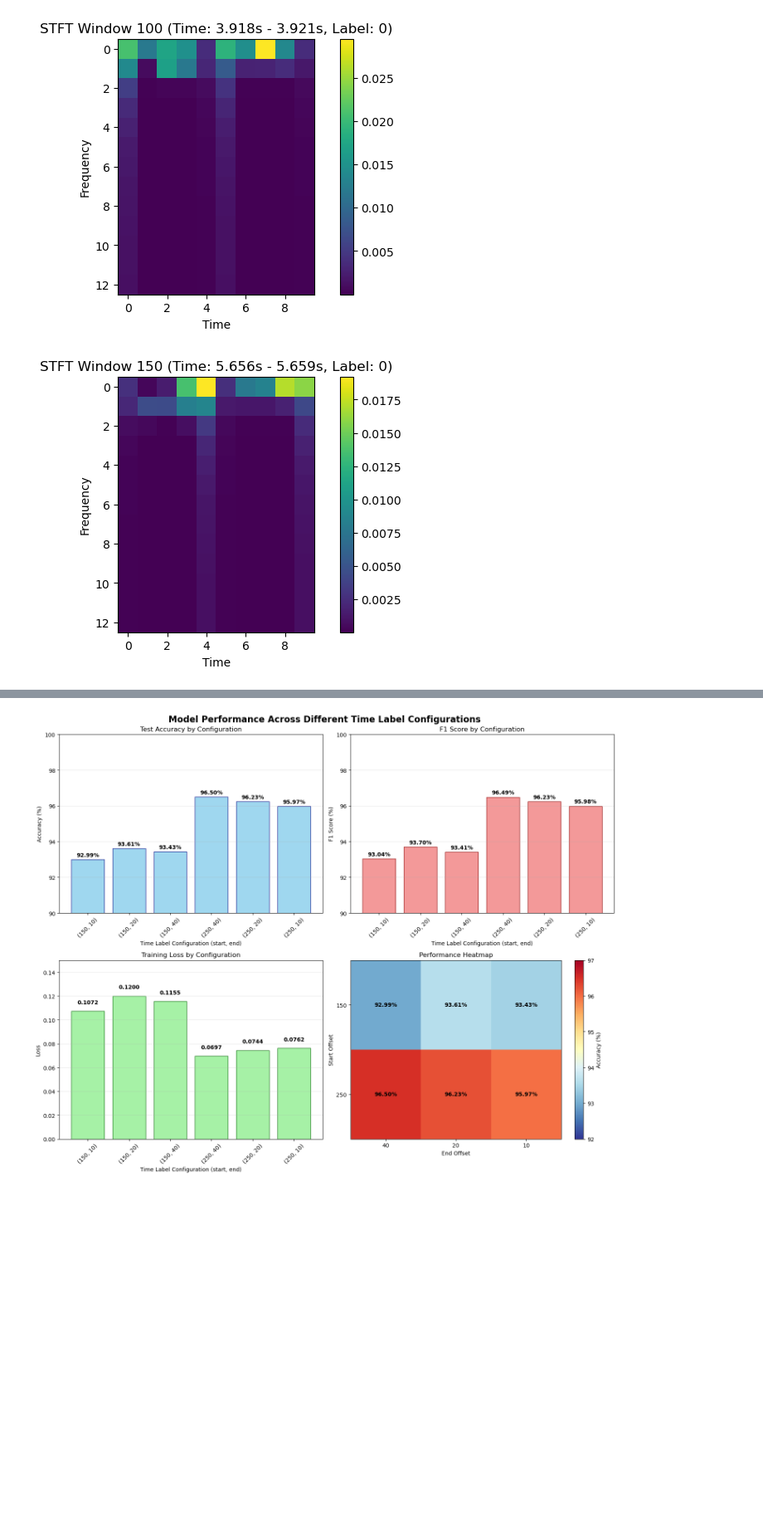
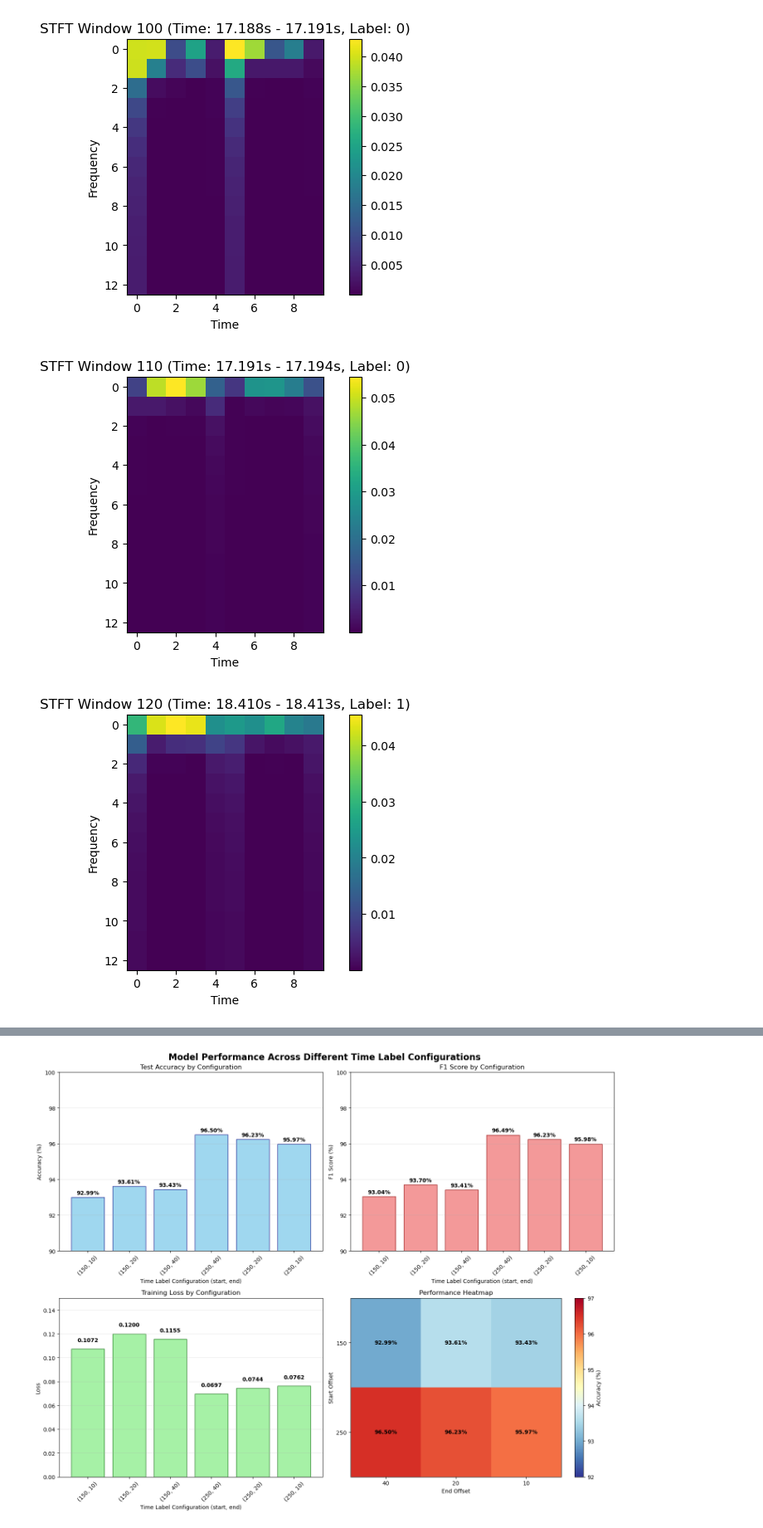
Before and after one commit to ahitagnied/apred, a Jupyter notebook: data/test.ipynb, the cells around one changed output, grey strips where cells are left out. Shown at 83% size. Saved outputs shown, nothing was run; the diff lists cells and outputs as text; code cells hidden in the pictures; blank space fills up the shorter version.

Commit message:
fix: labeling

```diff
--- a/data/test.ipynb
+++ b/data/test.ipynb
@@ -12,14 +12,13 @@ import numpy as np
 import matplotlib.pyplot as plt
 
 # Load the data
-mat_contents = scipy.io.loadmat('doric/Console_Acq_0012.mat')
+mat_contents = scipy.io.loadmat('doric/Console_Acq_0007.mat')
 events = mat_contents['Events']
 
 print("Events shape:", events.shape)
 
 # The third event (index 2) contains the actual data
 event = events[0, 2]  # Access the third event which has data
-
 print("Event structure:", event.dtype.names)
 
 # Extract the voltage trace and time data
@@ -55,7 +54,9 @@ plt.show()
 # %%
 from scipy.signal import find_peaks
 
-peaks, _ = find_peaks(raw_trace, height=0.06)
+inv_raw = raw_trace * (-1)
+
+peaks, _ = find_peaks(inv_raw, height=0.1)
 
 print(f"Found {len(peaks)} peaks")
 print(f"Peak indices: {peaks[:10]}")
@@ -96,7 +97,8 @@ for i in peaks:
     labels.extend(segment_labels)
 
 #----
-plt.plot(voltage_data[2000:3000])
-plt.plot(labels[2000:3000])
+labels = list(np.array(labels)/-5)
+plt.plot(voltage_data[4300:4800])
+plt.plot(labels[4300:4800])
 plt.show()
 # %% [output]
@@ -135,19 +137,20 @@ Times shape: (5710, 100)
 # %%
-for i in range(100, 200, 50):
+for i in range(100, 200, 10):
     plt.figure(figsize=(8, 4))
     plt.imshow(features[i].reshape(13, 10))  # Reshape to 2D for imshow
     plt.colorbar()
 
     # Get the time range and label for this feature
     time_window = times[i]
     start_time = time_window[0]
     end_time = time_window[-1]
     label = window_labels[i]
 
     plt.title(f'STFT Window {i} (Time: {start_time:.3f}s - {end_time:.3f}s, Label: {label})')
     plt.xlabel('Time')
     plt.ylabel('Frequency')
     plt.show()
 # %% [output]
-[figure, old version]
+[figure, new version]
-[figure, old version]
+[figure, new version]
+[figure, added]
```
Also changed, not shown: parts of 7 cells of this notebook.
